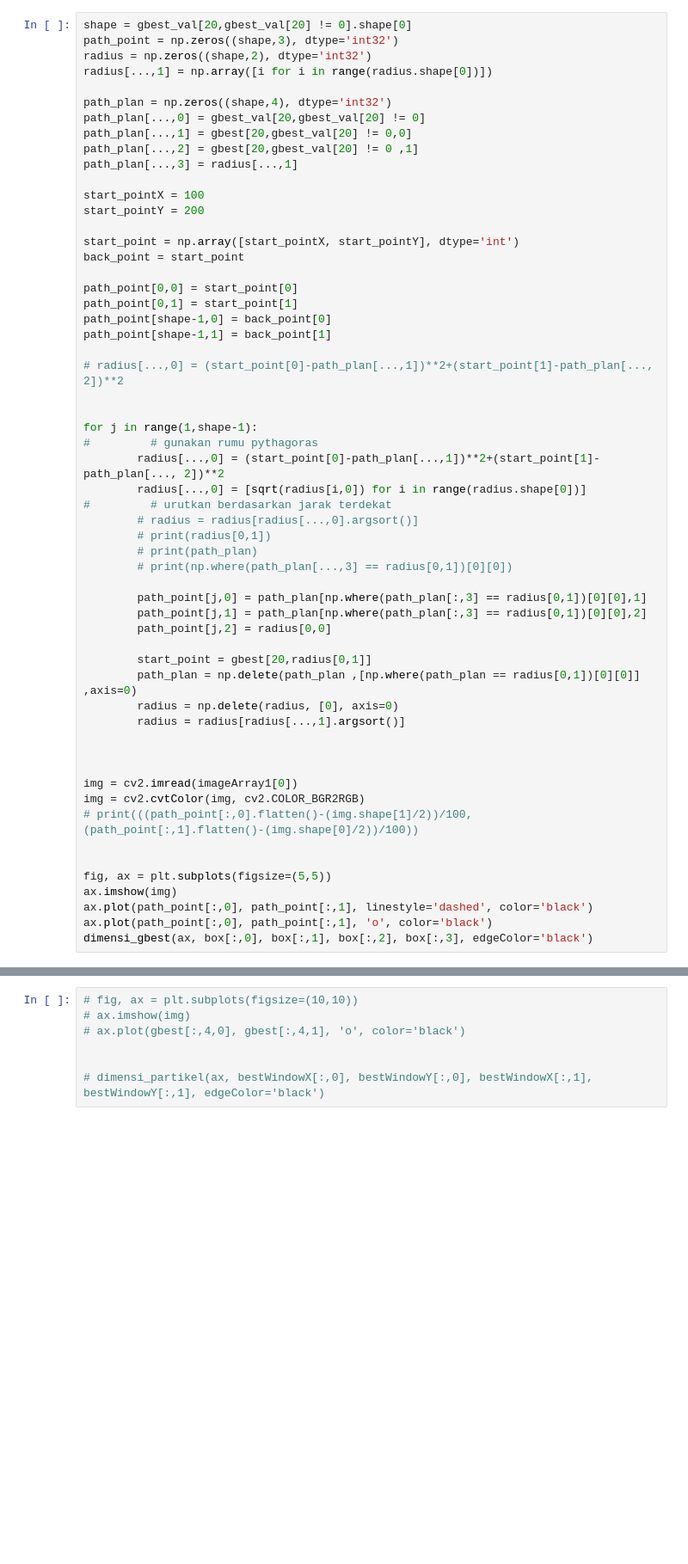
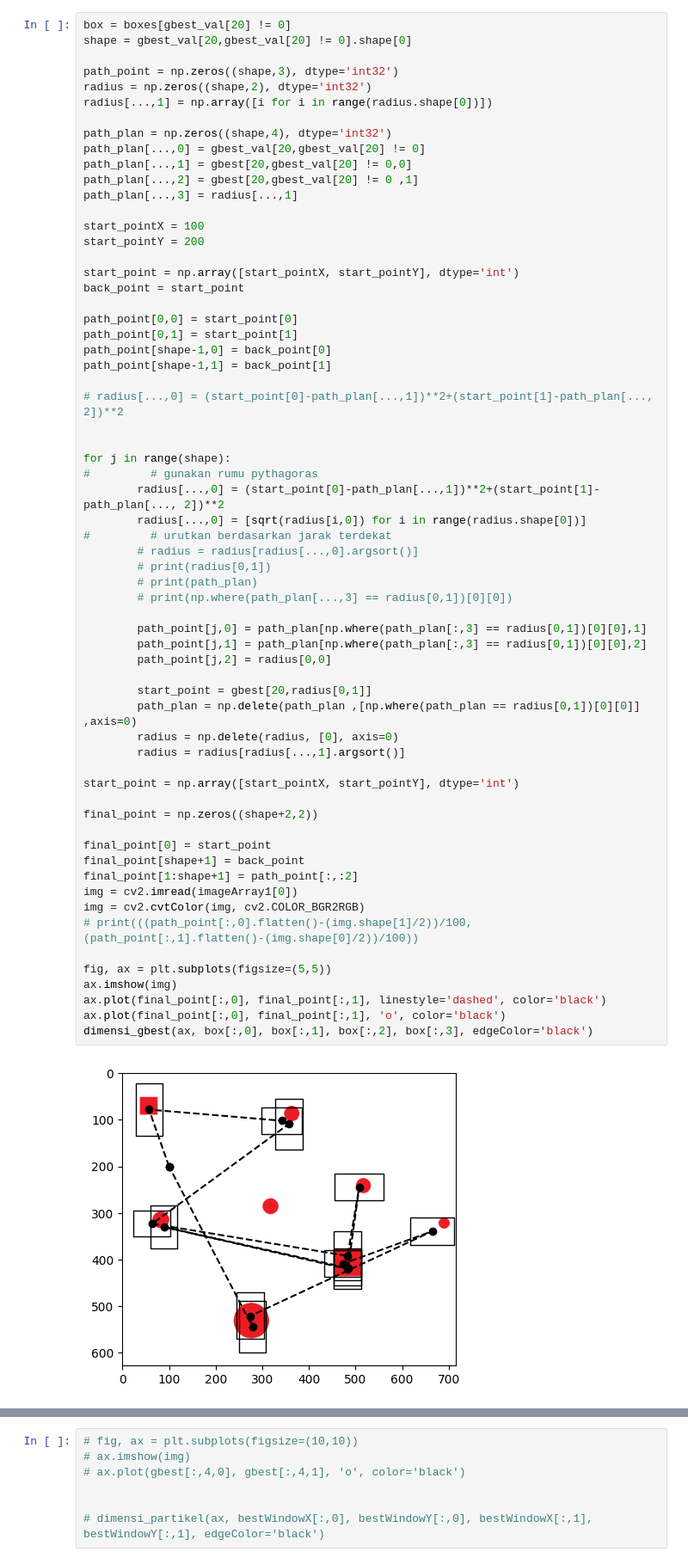
Before and after one commit to Greyman0/Proyek-Akhir, a Jupyter notebook: PSO4.ipynb, the cells around one changed output, grey strips where cells are left out. Shown at 86% size. Drawn from its saved outputs; the diff is of its cells as text; blank space fills up the shorter version.

```diff
--- a/PSO4.ipynb
+++ b/PSO4.ipynb
@@ -1020,5 +1047,7 @@ box = boxes[gbest_val[20] != 0]
 # %%
+box = boxes[gbest_val[20] != 0]
 shape = gbest_val[20,gbest_val[20] != 0].shape[0]
+
 path_point = np.zeros((shape,3), dtype='int32')
 radius = np.zeros((shape,2), dtype='int32')
 radius[...,1] = np.array([i for i in range(radius.shape[0])])
@@ -1043,37 +1072,43 @@ path_point[shape-1,1] = back_point[1]
 # radius[...,0] = (start_point[0]-path_plan[...,1])**2+(start_point[1]-path_plan[..., 2])**2
 
 
-for j in range(1,shape-1):
+for j in range(shape):
 #         # gunakan rumu pythagoras
         radius[...,0] = (start_point[0]-path_plan[...,1])**2+(start_point[1]-path_plan[..., 2])**2
         radius[...,0] = [sqrt(radius[i,0]) for i in range(radius.shape[0])]
 #         # urutkan berdasarkan jarak terdekat
         # radius = radius[radius[...,0].argsort()]
         # print(radius[0,1])
         # print(path_plan)
         # print(np.where(path_plan[...,3] == radius[0,1])[0][0])
 
         path_point[j,0] = path_plan[np.where(path_plan[:,3] == radius[0,1])[0][0],1]
         path_point[j,1] = path_plan[np.where(path_plan[:,3] == radius[0,1])[0][0],2]
         path_point[j,2] = radius[0,0]
 
         start_point = gbest[20,radius[0,1]]
         path_plan = np.delete(path_plan ,[np.where(path_plan == radius[0,1])[0][0]] ,axis=0)
         radius = np.delete(radius, [0], axis=0)
         radius = radius[radius[...,1].argsort()]
 
+start_point = np.array([start_pointX, start_pointY], dtype='int')
 
+final_point = np.zeros((shape+2,2))
 
+final_point[0] = start_point
+final_point[shape+1] = back_point
+final_point[1:shape+1] = path_point[:,:2]
 img = cv2.imread(imageArray1[0])
 img = cv2.cvtColor(img, cv2.COLOR_BGR2RGB)
 # print(((path_point[:,0].flatten()-(img.shape[1]/2))/100, (path_point[:,1].flatten()-(img.shape[0]/2))/100))
 
-
 fig, ax = plt.subplots(figsize=(5,5))
 ax.imshow(img)
-ax.plot(path_point[:,0], path_point[:,1], linestyle='dashed', color='black')
-ax.plot(path_point[:,0], path_point[:,1], 'o', color='black')
+ax.plot(final_point[:,0], final_point[:,1], linestyle='dashed', color='black')
+ax.plot(final_point[:,0], final_point[:,1], 'o', color='black')
 dimensi_gbest(ax, box[:,0], box[:,1], box[:,2], box[:,3], edgeColor='black')
+# %% [output]
+[figure, added]
 # %%
 # lower1 = np.array([0,100,100])
 # upper1 = np.array([10,255,255])
```
Also changed, not shown: parts of 1 cell of this notebook, 2 other files.
